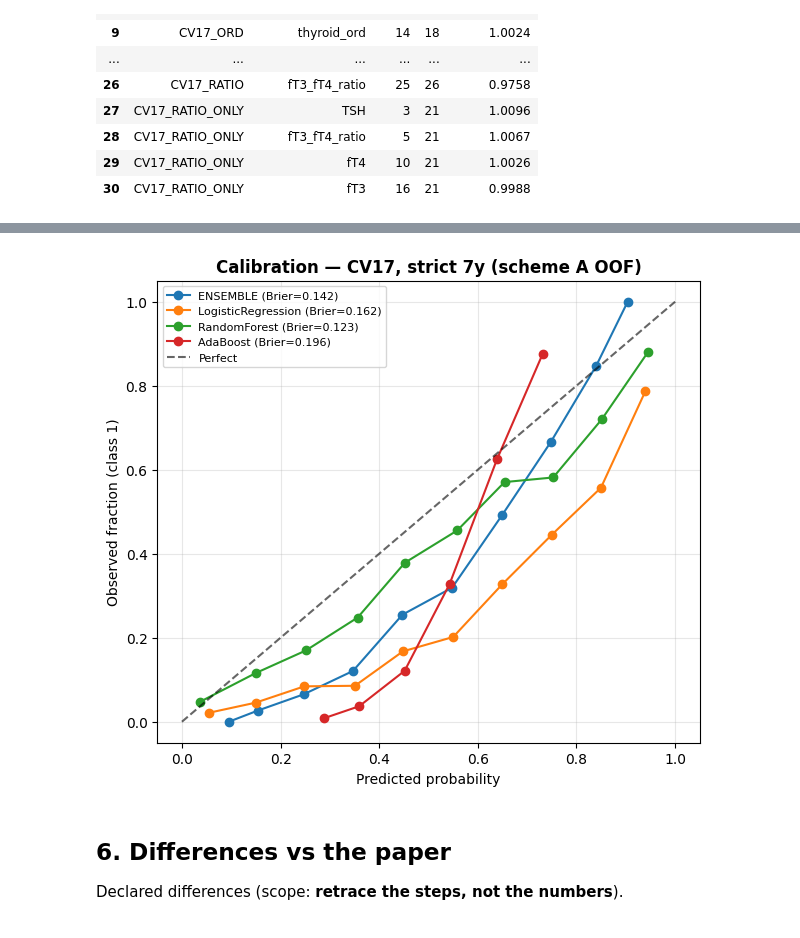
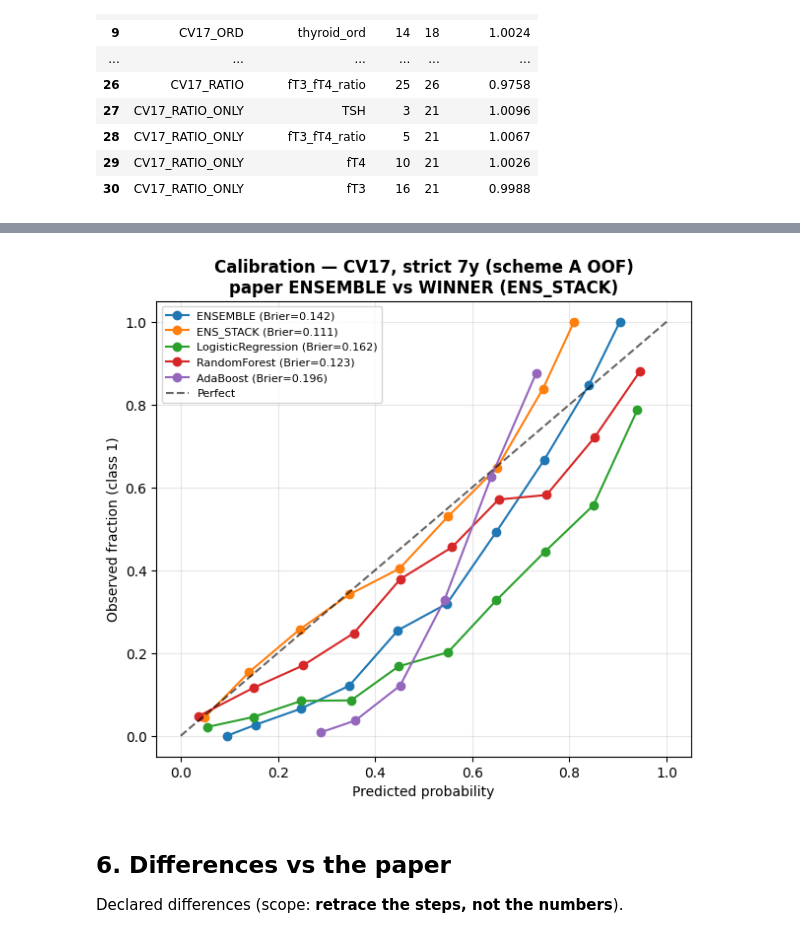
Before and after one commit to ilegul/ml4cad, a Jupyter notebook: notebooks/paper_alignment_pingitore.ipynb, the cells around one changed output, grey strips where cells are left out. Cells and saved outputs as stored; diff of their text form; code cells hidden in the pictures.

Commit message:
Extend ensembles

```diff
--- a/notebooks/paper_alignment_pingitore.ipynb
+++ b/notebooks/paper_alignment_pingitore.ipynb
@@ -298,3 +400,18 @@ for h in HORIZONS:
 | 11 | CV17_RATIO | B_60_20_20 | -0.004 [-0.037, +0.028] | +0.003 [-0.005, +0.010] |
 | 12 | CV17_RATIO_ONLY | A_5fold_cv | +0.008 [-0.001, +0.017] | +0.003 [-0.001, +0.007] |
 | 13 | CV17_RATIO_ONLY | B_60_20_20 | -0.004 [-0.019, +0.013] | +0.004 [-0.004, +0.011] |
+# %%
+# Same incremental analysis for the WINNER ensemble (cached, suffixed).
+incr_w = RA.build_incremental_table(cohorts, horizons=HORIZONS, model_name=WINNER,
+                                    n_boot=N_BOOT, seed=SEED, force=FORCE,
+                                    out_suffix=WINNER)
+incr_w_disp = incr_w.copy()
+incr_w_disp["ΔF1-macro [CI95]"] = incr_w_disp.apply(
+    lambda r: fmt_ci(r, "delta_f1_macro", "delta_f1"), axis=1)
+incr_w_disp["ΔAUROC [CI95]"]   = incr_w_disp.apply(
+    lambda r: fmt_ci(r, "delta_auroc", "delta_auroc"), axis=1)
+for h in HORIZONS:
+    display(Markdown(f"### Incremental value vs CV17 — strict {h}y (WINNER: {WINNER})"))
+    sub = incr_w_disp[incr_w_disp["horizon"] == h]
+    display(sub[["feature_set", "scheme", "ΔF1-macro [CI95]",
+                 "ΔAUROC [CI95]"]].reset_index(drop=True))
@@ -385,3 +535,22 @@ axes[0].set_ylabel("Survival probability")
 fig.tight_layout(); plt.show()
 # %% [output]
 [figure]
+# %%
+# ML indicator C-index for the WINNER ensemble, side-by-side with the paper one.
+cindex_w, km_w = RA.build_ml_indicator(cohorts, base="CV17", thy="CV17_THY26",
+                                       horizons=HORIZONS, model_name=WINNER,
+                                       seed=SEED, force=FORCE, out_suffix=WINNER)
+display(Markdown(f"### Cox C-index — WINNER ({WINNER}) vs paper ENSEMBLE"))
+cmp = []
+for h in HORIZONS:
+    for scheme in ["A", "B"]:
+        def _delta(df):
+            r = df[(df["horizon"] == h) & (df["scheme"] == scheme) &
+                   (df["feature_set"].str.startswith("DELTA"))]
+            return float(r["c_index"].values[0]) if len(r) else float("nan")
+        cmp.append({"horizon": h, "scheme": scheme,
+                    "ΔC-index paper": round(_delta(cindex_df), 4),
+                    f"ΔC-index {WINNER}": round(_delta(cindex_w), 4)})
+display(pd.DataFrame(cmp))
+display(Markdown(f"### KM stratification — WINNER ({WINNER})"))
+display(km_w.round(4))
@@ -585,21 +818,23 @@ display(brier.round(3))
 # %%
 # Reliability curves: ensemble + members on CV17 @ 7y (scheme A OOF).
 from src.alignment.evaluation import evaluate_cv
 from src.alignment.calibration import plot_calibration
 
 H = 7
 X, y = extract_Xy_align(cohorts[H], "CV17", f"y{H}")
 y_arr = np.asarray(pd.Series(np.asarray(y)))
 curves = []
-for m in ["ENSEMBLE"] + ENSEMBLE_MEMBERS:
+for m in ["ENSEMBLE", WINNER] + ENSEMBLE_MEMBERS:
     r = evaluate_cv(X, y, m, seed=SEED)
     curves.append((m, y_arr, r["oof_proba"]))
 
 fig, ax = plt.subplots(figsize=(7, 6))
-plot_calibration(ax, curves, f"Calibration — CV17, strict {H}y (scheme A OOF)")
+plot_calibration(ax, curves,
+                 f"Calibration — CV17, strict {H}y (scheme A OOF)\n"
+                 f"paper ENSEMBLE vs WINNER ({WINNER})")
 plt.show()
 # %% [output]
-[figure, old version]
+[figure, new version]
 # %% [markdown]
 ## 6. Differences vs the paper
 
```
Also changed, not shown: parts of 11 cells of this notebook, 8 other files.
